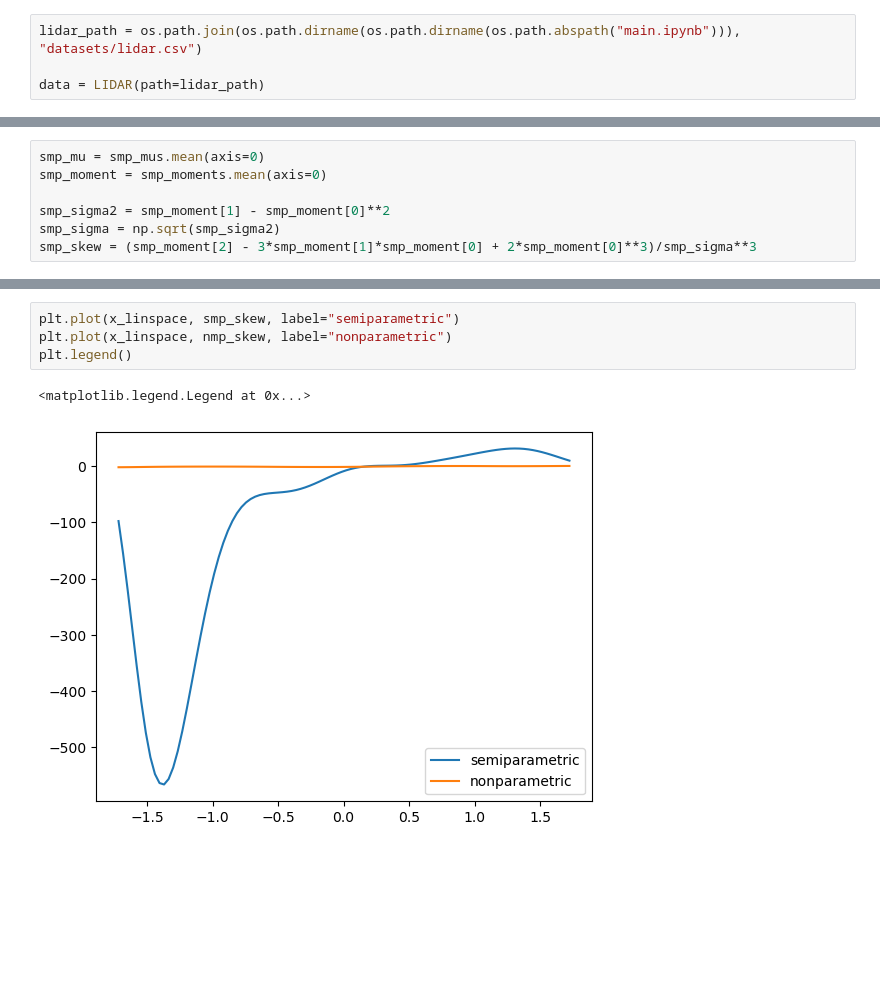
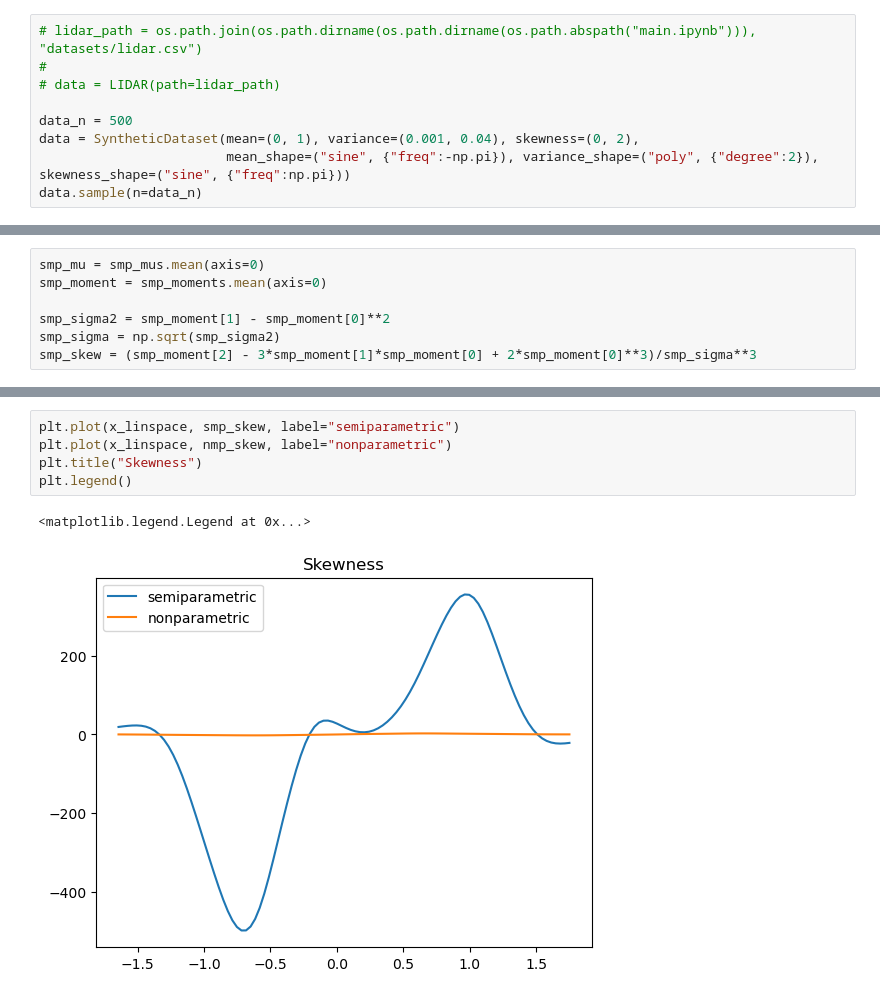
Before and after one commit to pleituer/SemiMP, a Jupyter notebook: python/main.ipynb, the cells around one changed output, grey strips where cells are left out. Cells and saved outputs as stored; diff of their text form; blank space fills up the shorter version.

Commit message:
added synthetic datasets (with skewness control)

```diff
--- a/python/main.ipynb
+++ b/python/main.ipynb
@@ -14,7 +19,12 @@ from dataset import LIDAR
 # %%
-lidar_path = os.path.join(os.path.dirname(os.path.dirname(os.path.abspath("main.ipynb"))), "datasets/lidar.csv")
+# lidar_path = os.path.join(os.path.dirname(os.path.dirname(os.path.abspath("main.ipynb"))), "datasets/lidar.csv")
+#
+# data = LIDAR(path=lidar_path)
 
-data = LIDAR(path=lidar_path)
+data_n = 500
+data = SyntheticDataset(mean=(0, 1), variance=(0.001, 0.04), skewness=(0, 2),
+                        mean_shape=("sine", {"freq":-np.pi}), variance_shape=("poly", {"degree":2}), skewness_shape=("sine", {"freq":np.pi}))
+data.sample(n=data_n)
 # %%
 plt.scatter(x=data.x, y=data.y, s=2)
 plt.xlabel("x")
@@ -171,10 +182,11 @@ plt.legend()
 # %%
 plt.plot(x_linspace, smp_skew, label="semiparametric")
 plt.plot(x_linspace, nmp_skew, label="nonparametric")
+plt.title("Skewness")
 plt.legend()
 # %% [output]
 <matplotlib.legend.Legend at 0x...>
-[figure, old version]
+[figure, new version]
 # %%
 plt.plot(x_linspace, smp_moment[2], label="semiparametric")
 plt.plot(x_linspace, Ey(y_test**3), label="nonparametric")
```
Also changed, not shown: parts of 12 cells of this notebook, 3 other files.
